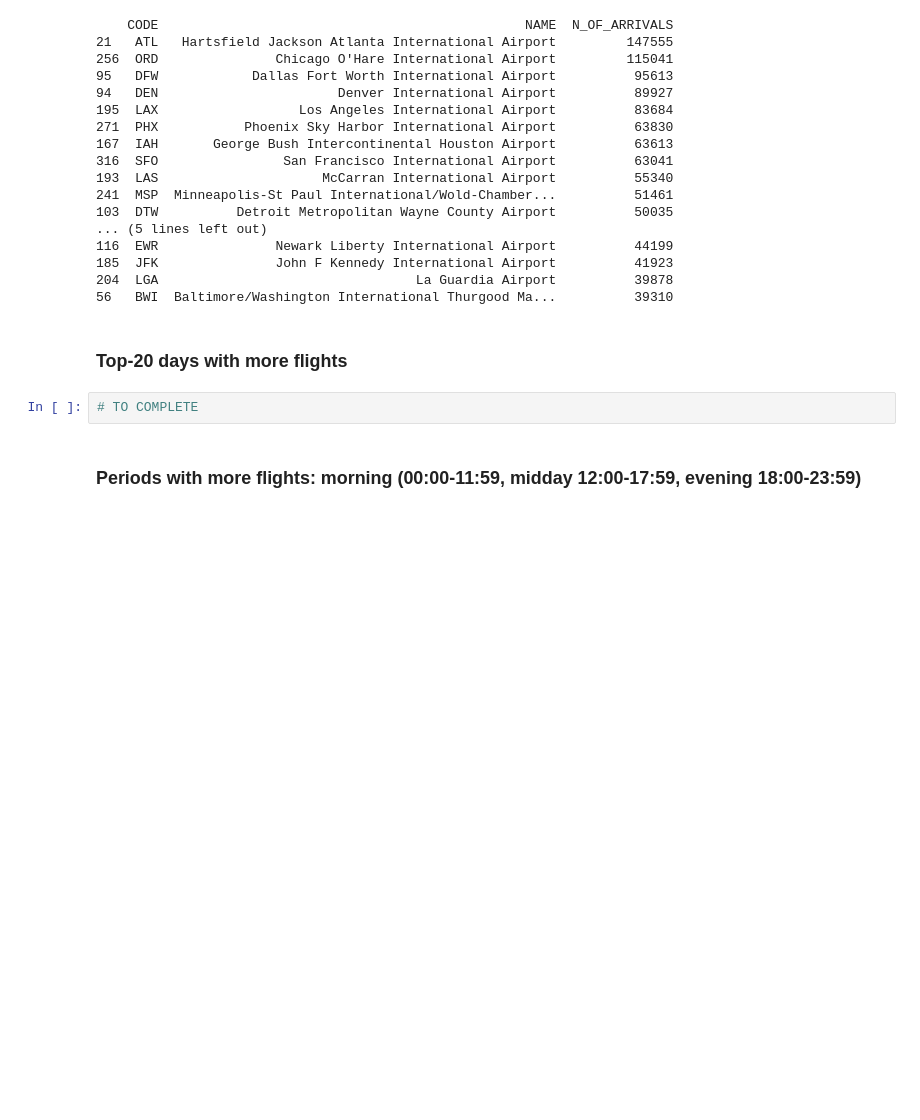
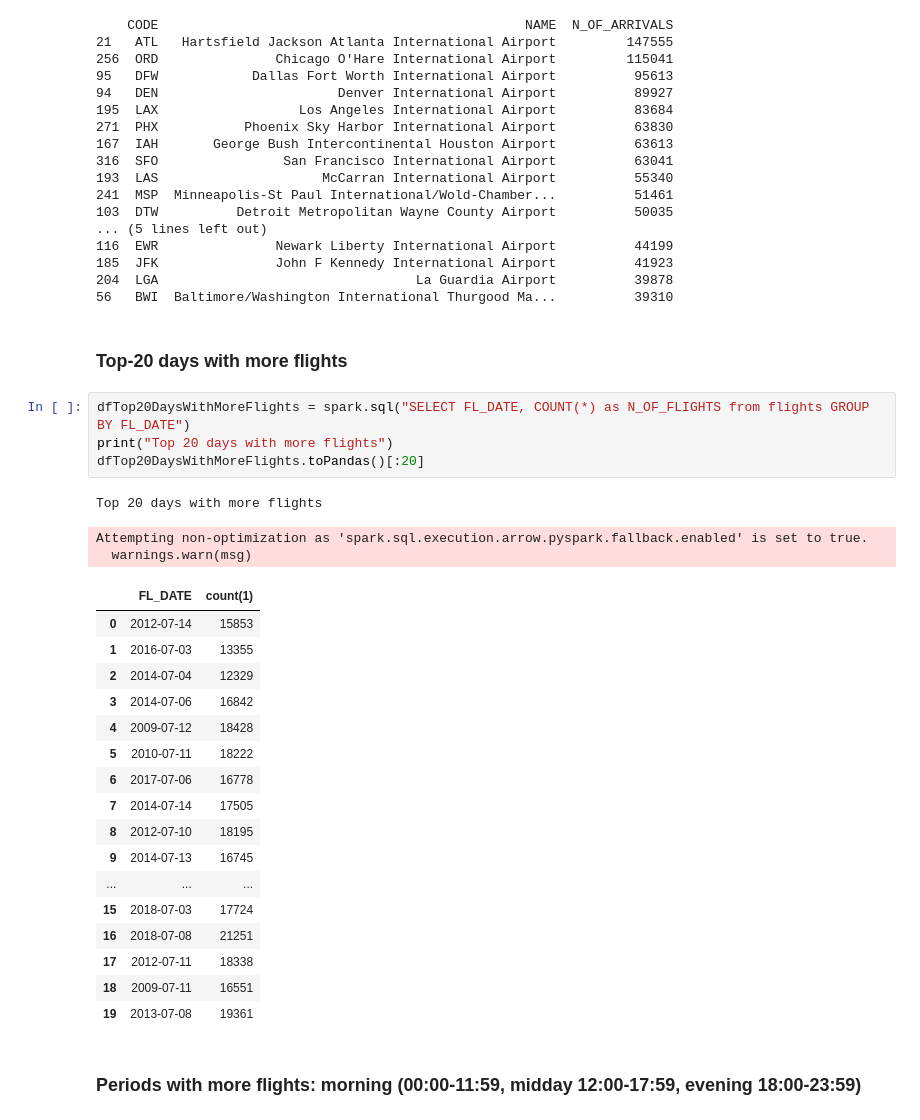
Before and after one commit to romulovff/ADAGroupAssignment, a Jupyter notebook: Group_project_v1.ipynb, the cells around one changed output. Drawn from its saved outputs; the diff is of its cells as text; blank space fills up the shorter version.

```diff
--- a/Group_project_v1.ipynb
+++ b/Group_project_v1.ipynb
@@ -487,7 +487,30 @@ Attempting non-optimization as 'spark.sql.execution.arrow.pyspark.fallback.enabl
 # %% [markdown]
 ### Top-20 days with more flights
 # %%
-# TO COMPLETE
+dfTop20DaysWithMoreFlights = spark.sql("SELECT FL_DATE, COUNT(*) as N_OF_FLIGHTS from flights GROUP BY FL_DATE")
+print("Top 20 days with more flights")
+dfTop20DaysWithMoreFlights.toPandas()[:20]
+# %% [output]
+Top 20 days with more flights
+Attempting non-optimization as 'spark.sql.execution.arrow.pyspark.fallback.enabled' is set to true.
+  warnings.warn(msg)
+|  | FL_DATE | count(1) |
+| 0 | 2012-07-14 | 15853 |
+| 1 | 2016-07-03 | 13355 |
+| 2 | 2014-07-04 | 12329 |
+| 3 | 2014-07-06 | 16842 |
+| 4 | 2009-07-12 | 18428 |
+| 5 | 2010-07-11 | 18222 |
+| 6 | 2017-07-06 | 16778 |
+| 7 | 2014-07-14 | 17505 |
+| 8 | 2012-07-10 | 18195 |
+| 9 | 2014-07-13 | 16745 |
+| ... | ... | ... |
+| 15 | 2018-07-03 | 17724 |
+| 16 | 2018-07-08 | 21251 |
+| 17 | 2012-07-11 | 18338 |
+| 18 | 2009-07-11 | 16551 |
+| 19 | 2013-07-08 | 19361 |
 # %% [markdown]
 ### Periods with more flights: morning (00:00-11:59, midday 12:00-17:59, evening 18:00-23:59)
 # %% [markdown]
```
